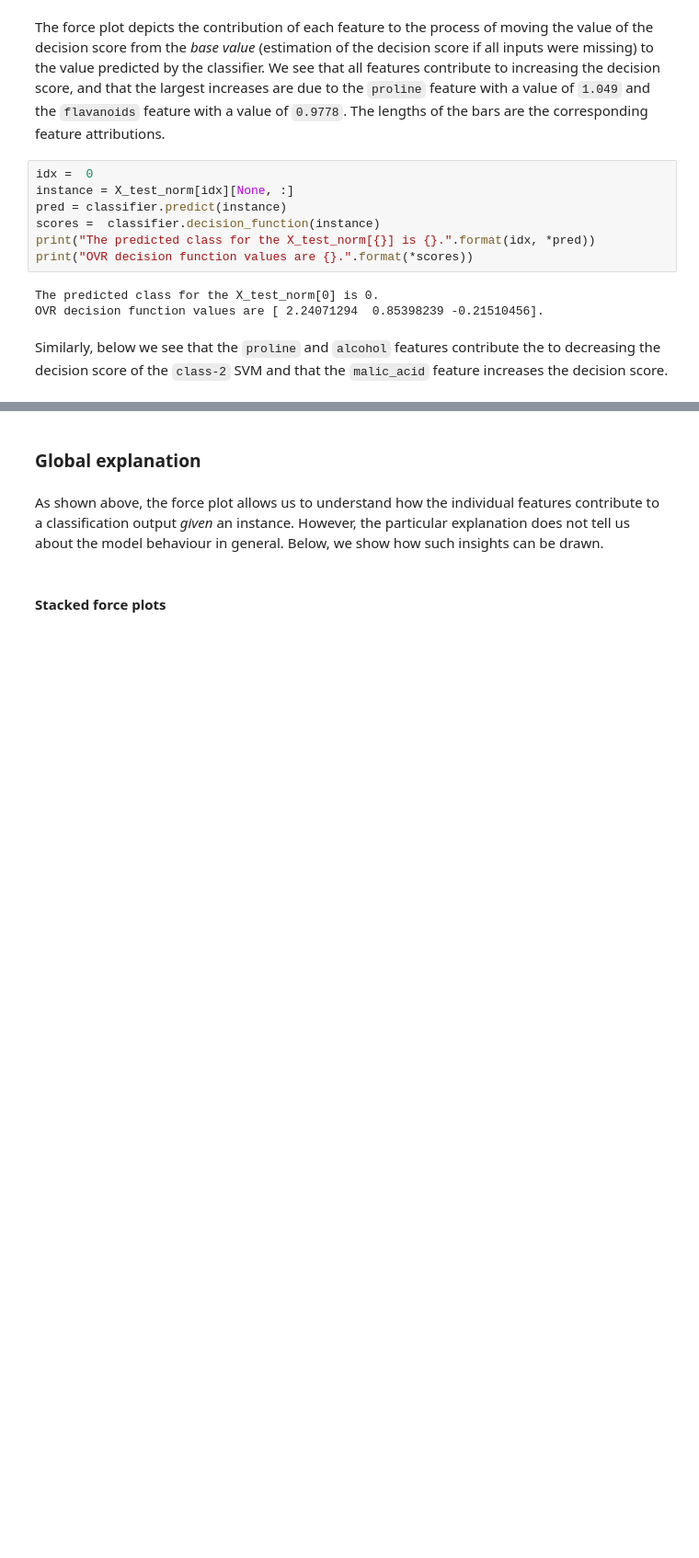
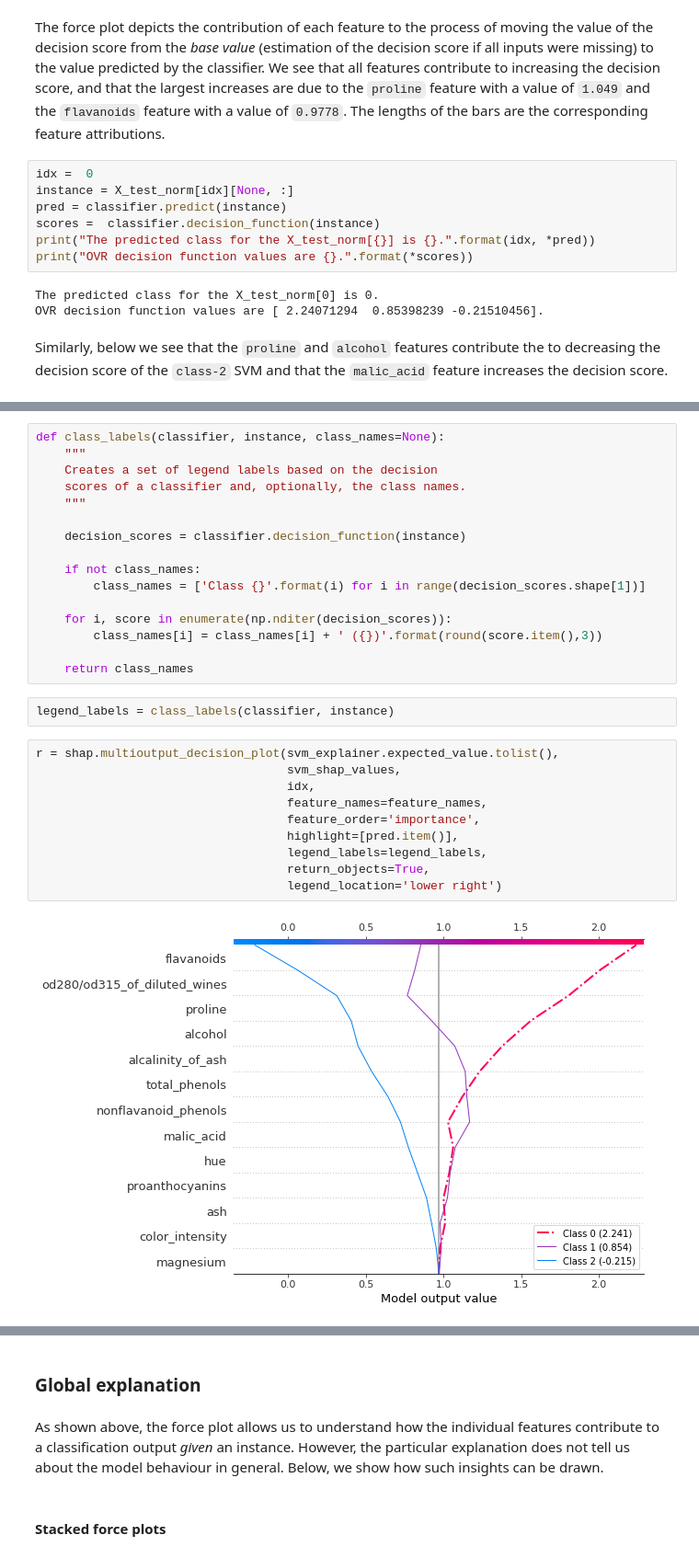
Before and after one commit to test-v2/alibi, a Jupyter notebook: examples/kernel_shap_wine_intro.ipynb, the cells around one changed output, grey strips where cells are left out. Shown at 92% size. Cells and saved outputs as stored; diff of their text form; blank space fills up the shorter version.

Commit message:
feat: added multi-output decision plot example to kernel_shap_wine_intro.ipynb

```diff
--- a/examples/kernel_shap_wine_intro.ipynb
+++ b/examples/kernel_shap_wine_intro.ipynb
@@ -224,0 +229,30 @@ shap.force_plot(
+# %%
+def class_labels(classifier, instance, class_names=None):
+    """
+    Creates a set of legend labels based on the decision
+    scores of a classifier and, optionally, the class names.
+    """
+
+    decision_scores = classifier.decision_function(instance)
+
+    if not class_names:
+        class_names = ['Class {}'.format(i) for i in range(decision_scores.shape[1])]
+
+    for i, score in enumerate(np.nditer(decision_scores)):
+        class_names[i] = class_names[i] + ' ({})'.format(round(score.item(),3))
+
+    return class_names
+# %%
+legend_labels = class_labels(classifier, instance)
+# %%
+r = shap.multioutput_decision_plot(svm_explainer.expected_value.tolist(),
+                                   svm_shap_values,
+                                   idx,
+                                   feature_names=feature_names,
+                                   feature_order='importance',
+                                   highlight=[pred.item()],
+                                   legend_labels=legend_labels,
+                                   return_objects=True,
+                                   legend_location='lower right')
+# %% [output]
+[figure, added]
```
Also changed, not shown: parts of 11 cells of this notebook.
